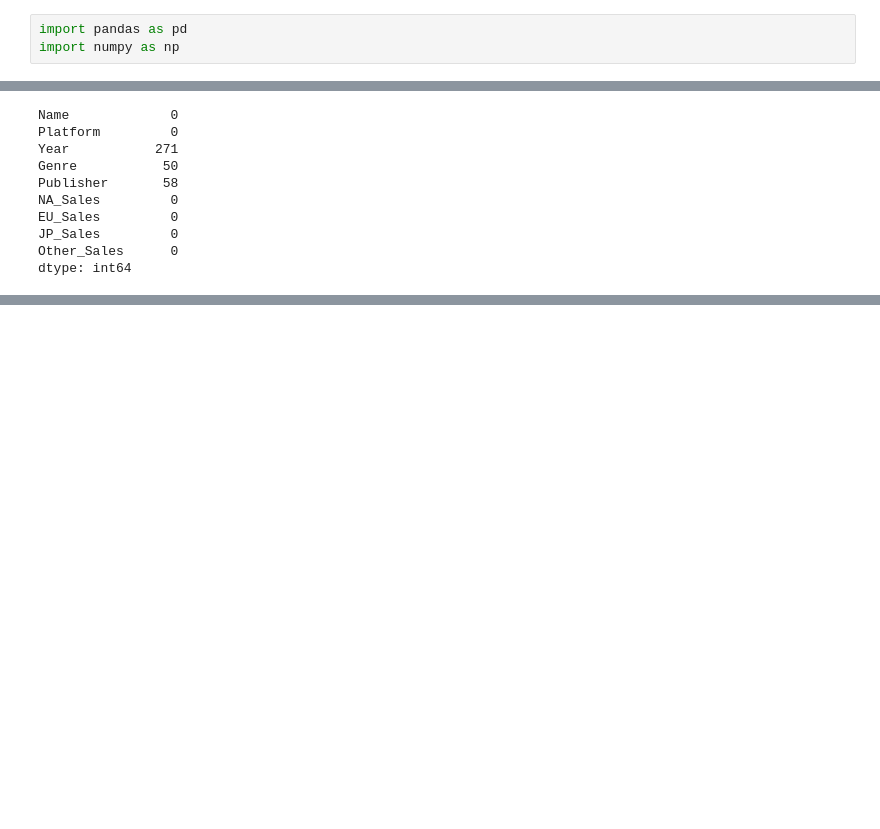
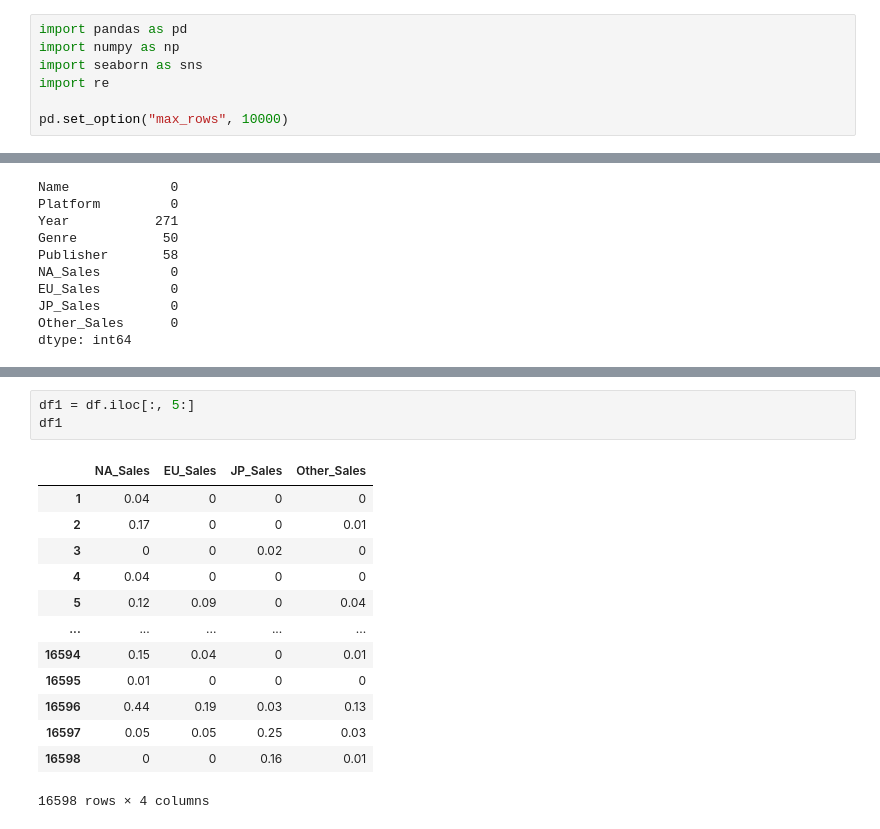
Before and after one commit to daje0601/CookBook-Python, a Jupyter notebook: section1_project_ds.ipynb, the cells around one changed output, grey strips where cells are left out. Saved outputs shown, nothing was run; the diff lists cells and outputs as text; blank space fills up the shorter version.

```diff
--- a/section1_project_ds.ipynb
+++ b/section1_project_ds.ipynb
@@ -3,6 +11,10 @@
 # %%
 import pandas as pd
 import numpy as np
+import seaborn as sns
+import re
+
+pd.set_option("max_rows", 10000)
 # %%
 url ="https://ds-lecture-data.s3.ap-northeast-2.amazonaws.com/datasets/vgames2.csv"
 
@@ -30,0 +77,17 @@ dtype: int64
+# %%
+df1 = df.iloc[:, 5:]
+df1
+# %% [output]
+|  | NA_Sales | EU_Sales | JP_Sales | Other_Sales |
+| 1 | 0.04 | 0 | 0 | 0 |
+| 2 | 0.17 | 0 | 0 | 0.01 |
+| 3 | 0 | 0 | 0.02 | 0 |
+| 4 | 0.04 | 0 | 0 | 0 |
+| 5 | 0.12 | 0.09 | 0 | 0.04 |
+| ... | ... | ... | ... | ... |
+| 16594 | 0.15 | 0.04 | 0 | 0.01 |
+| 16595 | 0.01 | 0 | 0 | 0 |
+| 16596 | 0.44 | 0.19 | 0.03 | 0.13 |
+| 16597 | 0.05 | 0.05 | 0.25 | 0.03 |
+| 16598 | 0 | 0 | 0.16 | 0.01 |
+16598 rows × 4 columns
```
Also changed, not shown: parts of 10 cells of this notebook.
